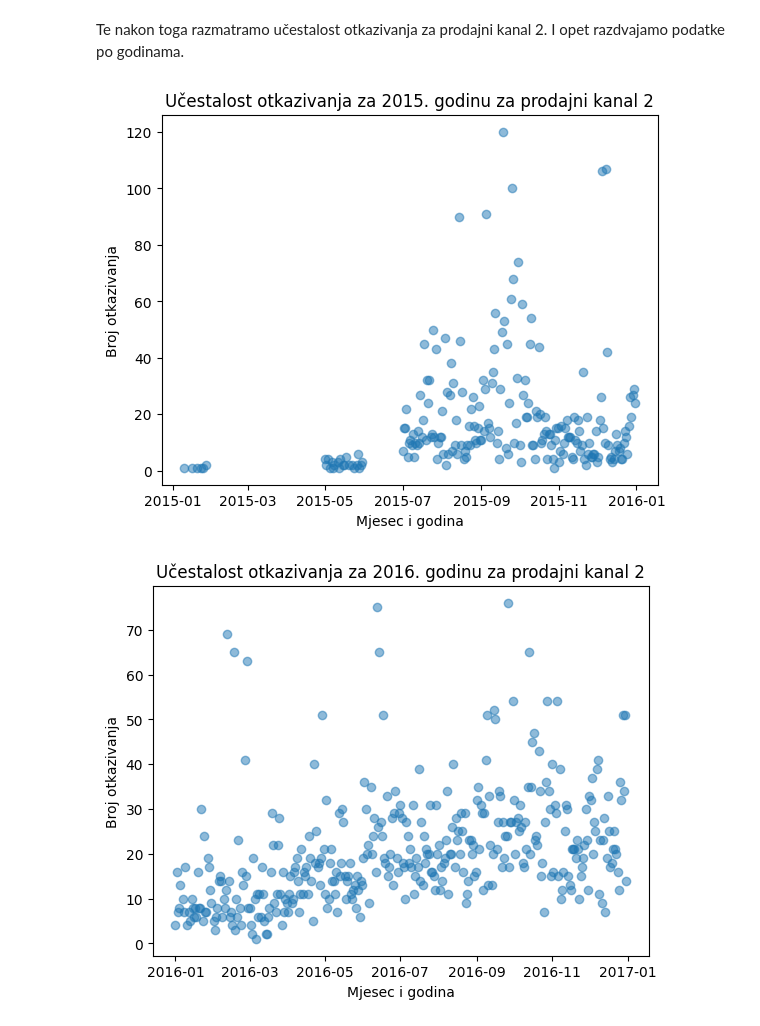
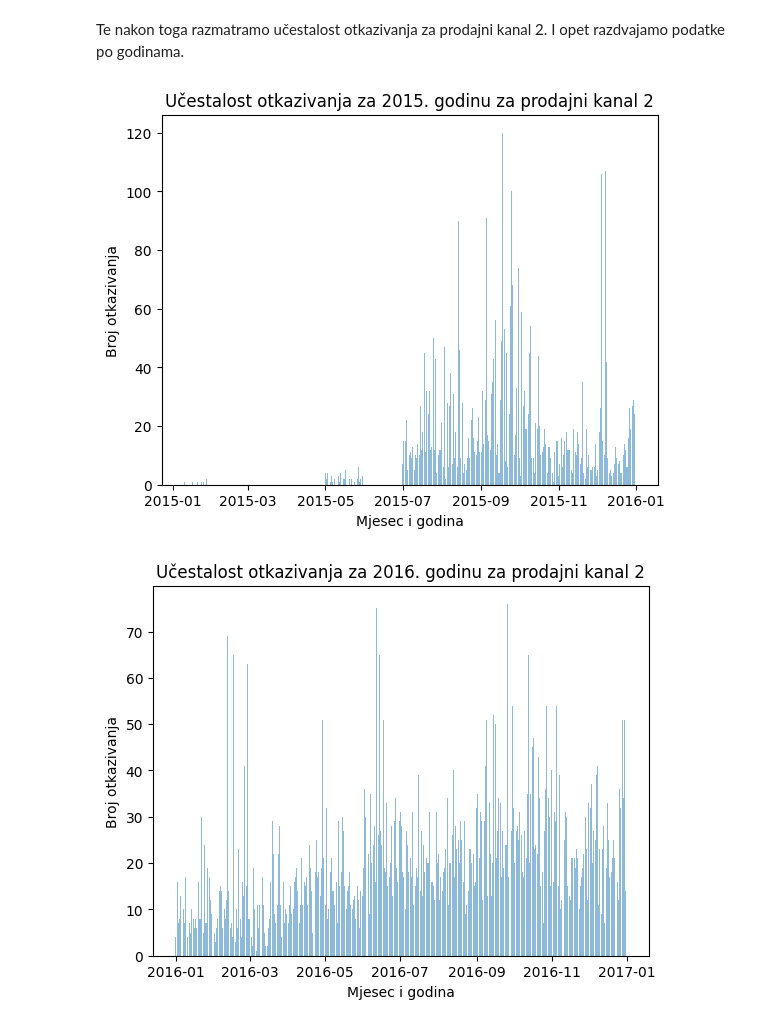
Before and after one commit to Matija-Kukic/lumen, a Jupyter notebook: data_cleanup/processing/processing_by_salesChannel/salesChannel_processing.ipynb, the cells around one changed output. Saved outputs shown, nothing was run; the diff lists cells and outputs as text; code cells hidden in the pictures.

```diff
--- a/data_cleanup/processing/processing_by_salesChannel/salesChannel_processing.ipynb
+++ b/data_cleanup/processing/processing_by_salesChannel/salesChannel_processing.ipynb
@@ -273,29 +273,29 @@ for date in cds2:
         else:
             cd215[date] = 1
 #print(cd215)
-plt.scatter(list(cd215.keys()), list(cd215.values()), alpha=0.5)
+plt.bar(list(cd215.keys()), list(cd215.values()), alpha=0.5)
 plt.title("Učestalost otkazivanja za 2015. godinu za prodajni kanal 2")
 plt.xlabel("Mjesec i godina")
 plt.ylabel('Broj otkazivanja')
 plt.show()
 # %% [output]
-[figure, old version]
+[figure, new version]
 # %%
 cd216 = dict()
 for date in cds2:
     if date.year == 2016:
         if date in cd216:
             cd216[date] += 1
         else:
             cd216[date] = 1
 #print(cd216)
-plt.scatter(list(cd216.keys()), list(cd216.values()), alpha=0.5)
+plt.bar(list(cd216.keys()), list(cd216.values()), alpha=0.5)
 plt.title("Učestalost otkazivanja za 2016. godinu za prodajni kanal 2")
 plt.xlabel("Mjesec i godina")
 plt.ylabel('Broj otkazivanja')
 plt.show()
 # %% [output]
-[figure, old version]
+[figure, new version]
 # %%
 cd217 = dict()
 for date in cds2:
```
Also changed, not shown: parts of 12 cells of this notebook, 12 other files.
